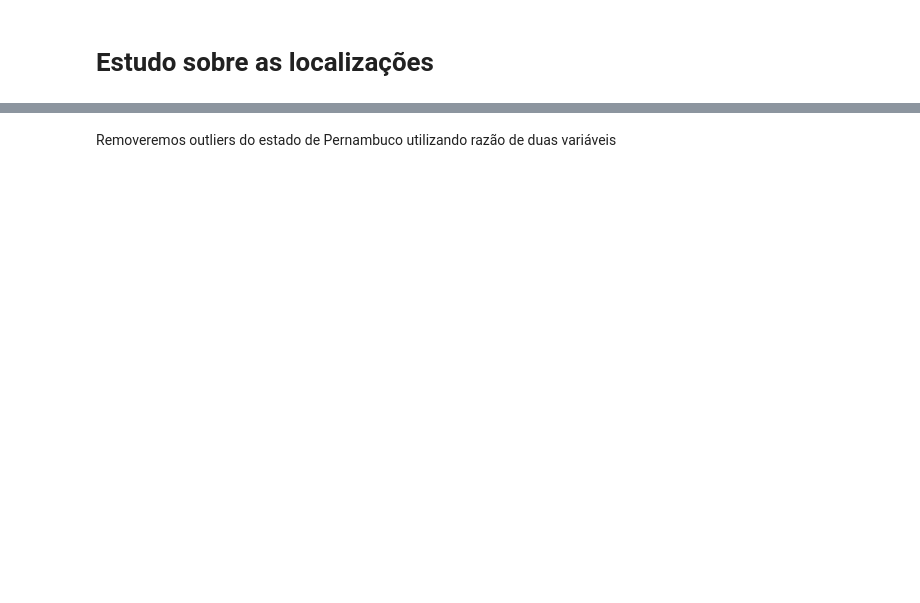
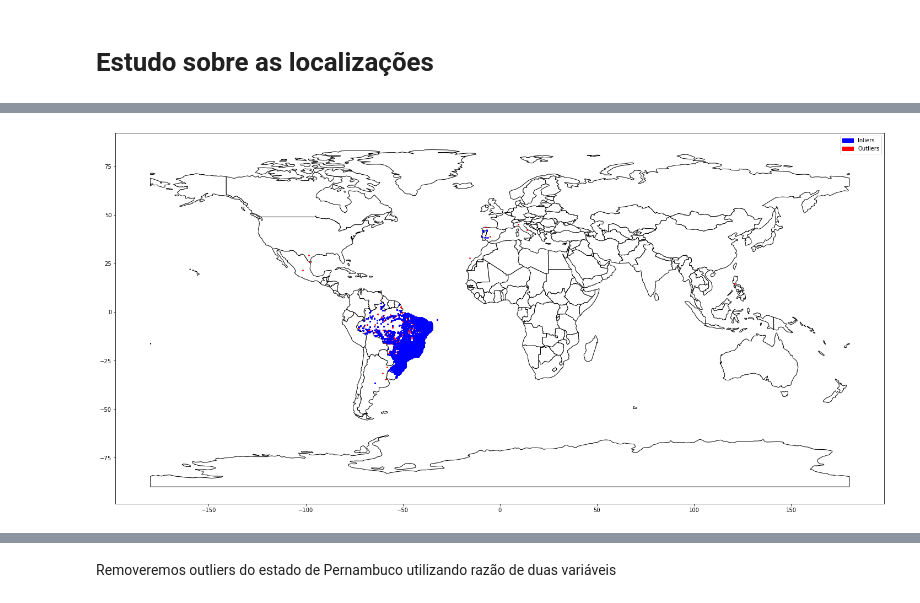
Before and after one commit to AdsonRamos/if697-2020.2, a Jupyter notebook: Projeto_IF697.ipynb, the cells around one changed output, grey strips where cells are left out. Drawn from its saved outputs; the diff is of its cells as text; code cells hidden in the pictures; blank space fills up the shorter version.

```diff
--- a/Projeto_IF697.ipynb
+++ b/Projeto_IF697.ipynb
@@ -123,6 +294,11 @@ outlier_points = points[predictions]
 inlier_points = points[~predictions]
 # %%
 ax = world_map.plot(color='white', edgecolor='black', figsize=(25,20))
-inlier_points.plot(ax=ax, color='red')
-outlier_points.plot(ax=ax, color='blue')
+inlier_points.plot(ax=ax, color='red', markersize=3)
+outlier_points.plot(ax=ax, color='blue', markersize=3)
+blue_patch = mpatches.Patch(color='blue', label='Inliers')
+red_patch = mpatches.Patch(color='red', label='Outliers')
+plt.legend(handles=[blue_patch, red_patch])
 plt.show()
+# %% [output]
+[figure, added]
```
Also changed, not shown: parts of 58 cells of this notebook.
